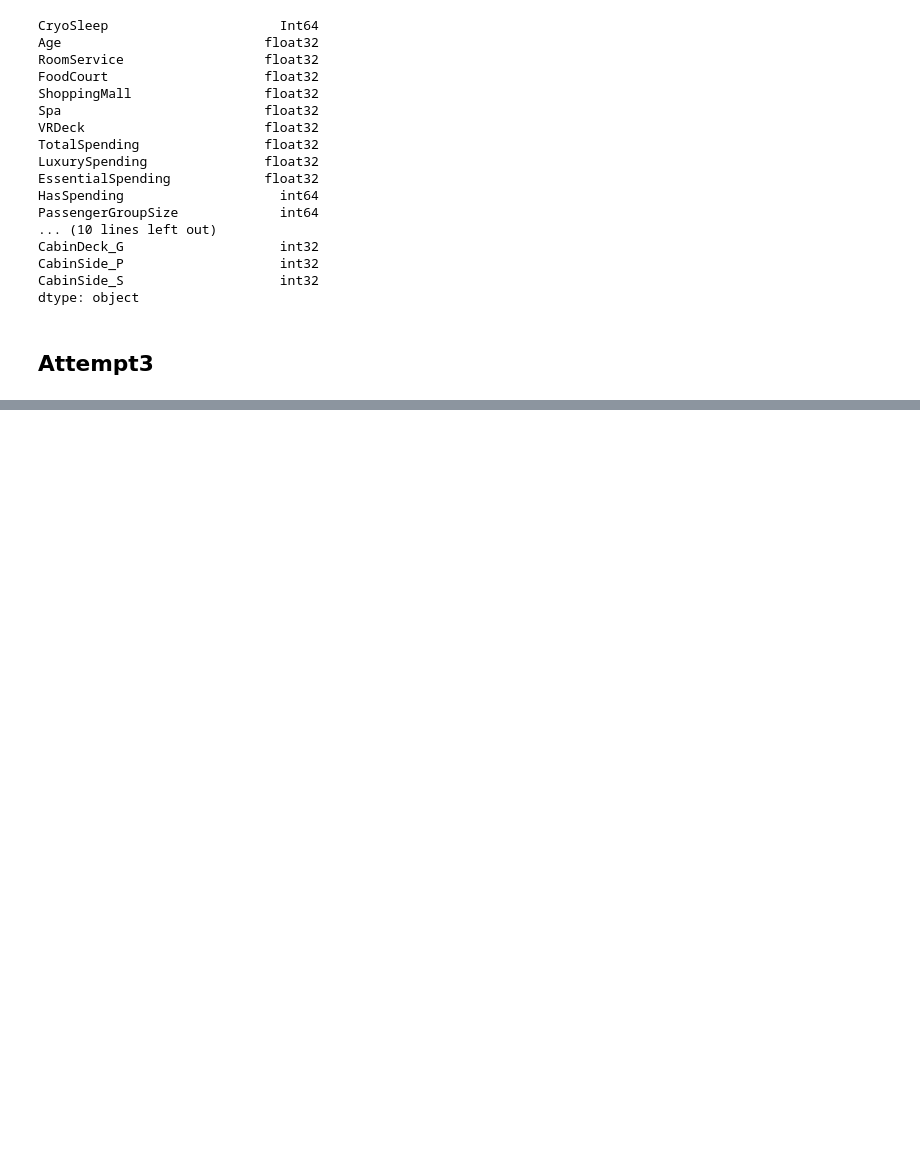
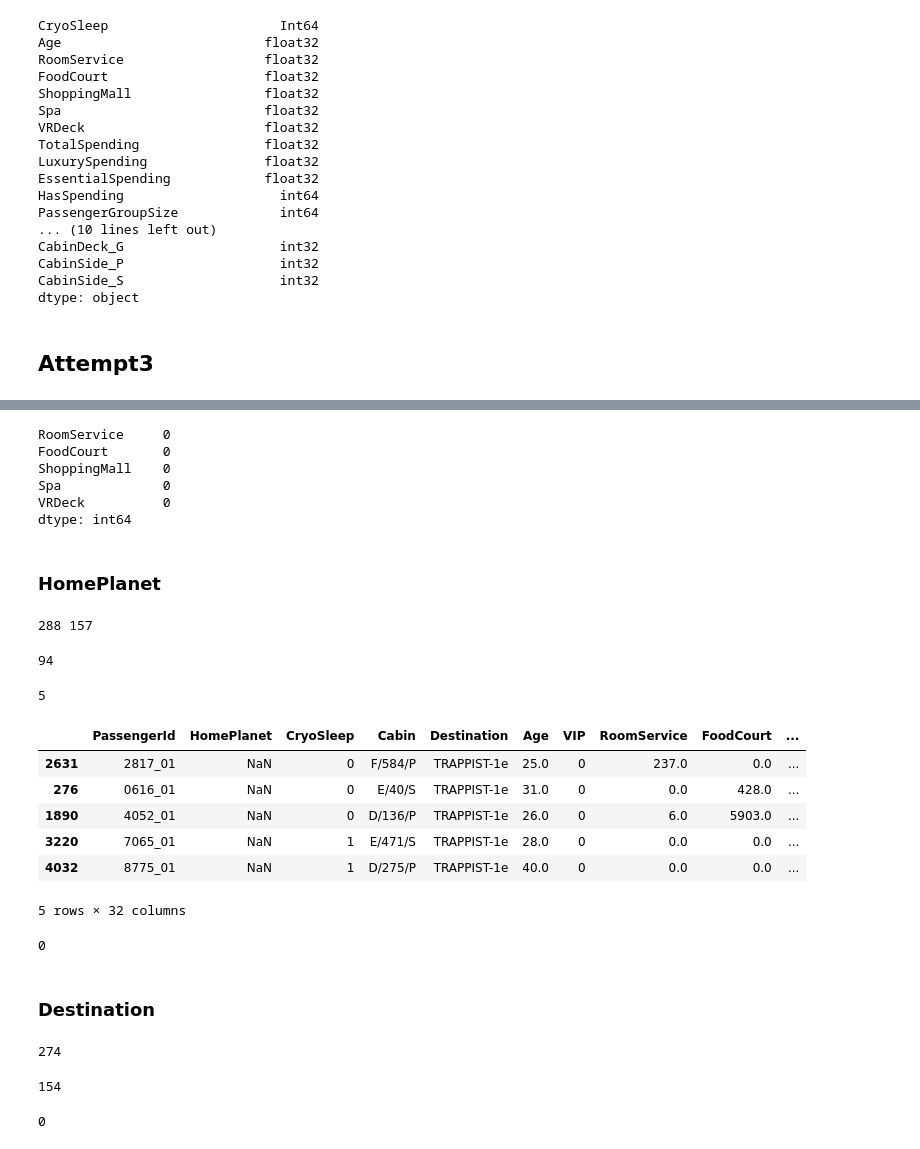
Before and after one commit to Chocomilkteaa/Space-Titanic, a Jupyter notebook: model.ipynb, the cells around one changed output, grey strips where cells are left out. Cells and saved outputs as stored; diff of their text form; code cells hidden in the pictures; blank space fills up the shorter version.

```diff
--- a/model.ipynb
+++ b/model.ipynb
@@ -910,0 +895,77 @@ cv_results
+# %%
+all_data[column_spendings] = all_data[column_spendings].fillna(all_data[column_spendings].median())
+print(all_data[column_spendings].isna().sum())
+# %% [output]
+RoomService     0
+FoodCourt       0
+ShoppingMall    0
+Spa             0
+VRDeck          0
+dtype: int64
+# %% [markdown]
+### HomePlanet
+# %%
+groupby = all_data[['HomePlanet', 'PassengerGroup']].groupby(['PassengerGroup']).agg(lambda x: pd.Series.mode(x))
+for index, row in groupby.iterrows():
+    if len(row['HomePlanet']) > 0:
+        all_data.loc[(all_data['HomePlanet'].isna())&(all_data['PassengerGroup'] == index), 'HomePlanet'] = row['HomePlanet']
+print(train_data_new['HomePlanet'].isna().sum() + test_data_new['HomePlanet'].isna().sum(), all_data['HomePlanet'].isna().sum())
+# %% [output]
+288 157
+# %%
+all_data.loc[(all_data['HomePlanet'].isna())&(all_data['CabinDeck'].isin(['A', 'B', 'C', 'T'])), 'HomePlanet'] = 'Europa'
+all_data.loc[(all_data['HomePlanet'].isna())&(all_data['CabinDeck'].isin(['G'])), 'HomePlanet'] = 'Earth'
+
+print(all_data['HomePlanet'].isna().sum())
+# %% [output]
+94
+# %%
+groupby = all_data[['HomePlanet', 'LastName']].groupby(['LastName']).agg(lambda x: pd.Series.mode(x))
+for index, row in groupby.iterrows():
+    if len(row['HomePlanet']) > 0:
+        all_data.loc[(all_data['HomePlanet'].isna())&(all_data['LastName'] == index), 'HomePlanet'] = row['HomePlanet']
+
+print(all_data['HomePlanet'].isna().sum())
+# %% [output]
+5
+# %%
+all_data.loc[(all_data['HomePlanet'].isna())]
+# %% [output]
+|  | PassengerId | HomePlanet | CryoSleep | Cabin | Destination | Age | VIP | RoomService | FoodCourt | ... |
+| 2631 | 2817_01 | NaN | 0 | F/584/P | TRAPPIST-1e | 25.0 | 0 | 237.0 | 0.0 | ... |
+| 276 | 0616_01 | NaN | 0 | E/40/S | TRAPPIST-1e | 31.0 | 0 | 0.0 | 428.0 | ... |
+| 1890 | 4052_01 | NaN | 0 | D/136/P | TRAPPIST-1e | 26.0 | 0 | 6.0 | 5903.0 | ... |
+| 3220 | 7065_01 | NaN | 1 | E/471/S | TRAPPIST-1e | 28.0 | 0 | 0.0 | 0.0 | ... |
+| 4032 | 8775_01 | NaN | 1 | D/275/P | TRAPPIST-1e | 40.0 | 0 | 0.0 | 0.0 | ... |
+5 rows × 32 columns
+# %%
+all_data.loc[(all_data['HomePlanet'].isna()) & ~(all_data['CabinDeck']=='D'), 'HomePlanet']='Earth'
+all_data.loc[(all_data['HomePlanet'].isna()) & (all_data['CabinDeck']=='D'), 'HomePlanet']='Mars'
+
+print(all_data['HomePlanet'].isna().sum())
+# %% [output]
+0
+# %% [markdown]
+### Destination
+# %%
+print(all_data['Destination'].isna().sum())
+# %% [output]
+274
+# %%
+groupby = all_data[['Destination', 'PassengerGroup']].groupby(['PassengerGroup']).agg(lambda x: pd.Series.mode(x))
+for index, row in groupby.iterrows():
+    if len(row['Destination']) > 0:
+        if isinstance(row['Destination'], np.ndarray):
+            all_data.loc[(all_data['Destination'].isna())&(all_data['PassengerGroup'] == index), 'Destination'] = row['Destination'][0]
+        else:
+            all_data.loc[(all_data['Destination'].isna())&(all_data['PassengerGroup'] == index), 'Destination'] = row['Destination']
+
+
+print(all_data['Destination'].isna().sum())
+# %% [output]
+154
+# %%
+all_data['Destination'] = all_data['Destination'].fillna('TRAPPIST-1e')
+print(all_data['Destination'].isna().sum())
+# %% [output]
+0
```
Also changed, not shown: parts of 33 cells of this notebook, 1 other file.
